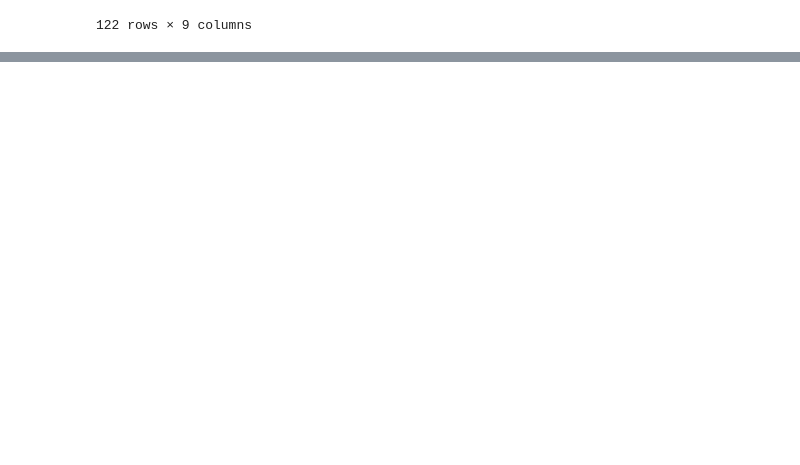
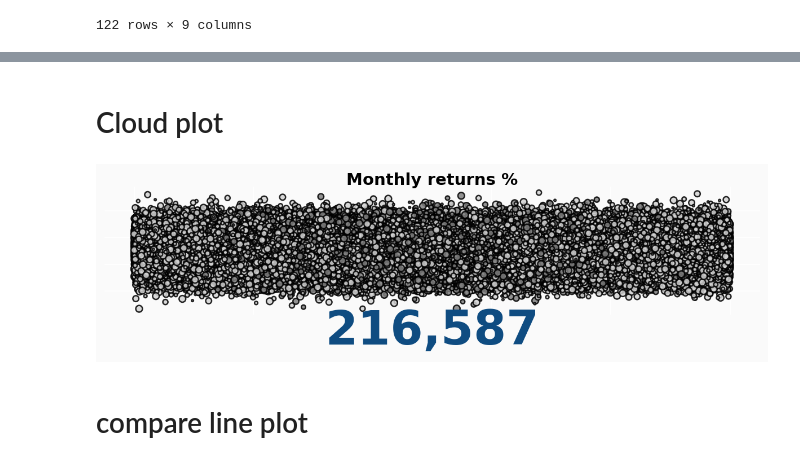
Before and after one commit to imanursar/Machine-Learning-Notes, a Jupyter notebook: Custom Function/Advance Visual Function.ipynb, the cells around one changed output, grey strips where cells are left out. Drawn from its saved outputs; the diff is of its cells as text; code cells hidden in the pictures; blank space fills up the shorter version.

```diff
--- a/Custom Function/Advance Visual Function.ipynb
+++ b/Custom Function/Advance Visual Function.ipynb
@@ -392,3 +414,11 @@ advance_visual.map_plot(medals_map,'region',"Total",["name","Total","Gold","Silv
                         ,title=None,poly='Polygon')
 # %% [output]
 [interactive output not drawn]
+# %% [markdown]
+# Cloud plot
+# %%
+advance_visual.cloud_plot(df,'pop',title='Monthly returns %',footnote=None)
+# %% [output]
+[figure, added]
+# %% [markdown]
+# compare line plot
```
Also changed, not shown: parts of 27 cells of this notebook.
